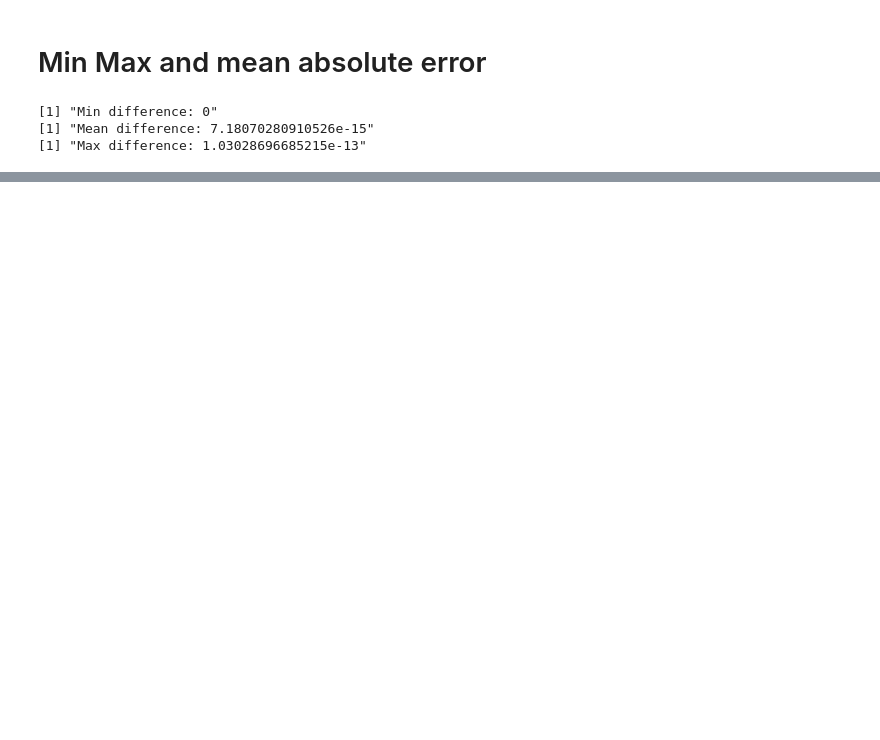
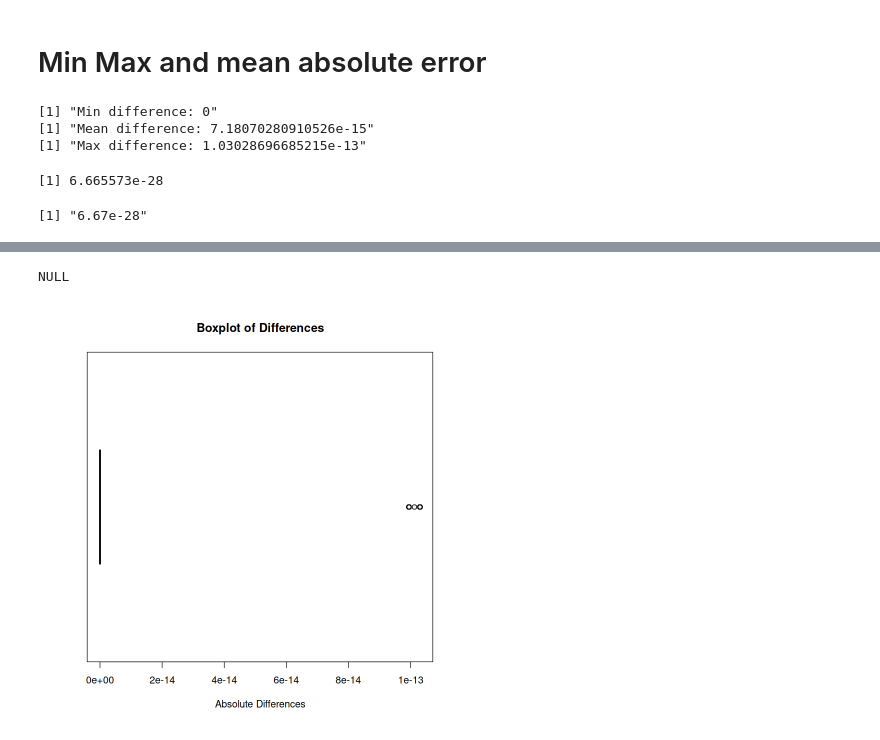
Before and after one commit to Freddsle/ComBatFed, a Jupyter notebook: datasets/Ecoli_proteomics/03_Rcomparison.ipynb, the cells around one changed output, grey strips where cells are left out. Saved outputs shown, nothing was run; the diff lists cells and outputs as text; code cells hidden in the pictures; blank space fills up the shorter version.

Commit message:
added data and sd for errors

```diff
--- a/datasets/Ecoli_proteomics/03_Rcomparison.ipynb
+++ b/datasets/Ecoli_proteomics/03_Rcomparison.ipynb
@@ -110,7 +92,7 @@ all_metadata <- read.table("before/all_design.tsv", header = TRUE, sep = "\t")
 all_metadata$Dataset <- as.character(all_metadata$batch)
 # %%
 corrected_expr <- read.table(
-    "/home/yuliya/repos/cosybio/FedComBat/datasets/Ecoli_proteomics/after/all_corrected_R_expr.tsv",
+    "after/all_corrected_R_expr.tsv",
     header = TRUE, sep = "\t")
 
 corrected_expr <- corrected_expr %>% column_to_rownames("gene_id")
@@ -120,7 +102,7 @@ corrected_expr <- corrected_expr[, all_metadata$sample_id]
 [1] "Samples: 98; Features: 2067"
 # %%
 fed_expression <- read.table(
-    "/home/yuliya/repos/cosybio/FedComBat/datasets/Ecoli_proteomics/after/fed_combined_data.csv",
+    "after/fed_combined_data.csv",
     header = TRUE, sep = "\t")
 
 fed_expression <- fed_expression %>% column_to_rownames("gene_id")
@@ -160,6 +138,15 @@ print(paste0("Max difference: ", max_diff))
 [1] "Min difference: 0"
 [1] "Mean difference: 7.18070280910526e-15"
 [1] "Max difference: 1.03028696685215e-13"
+# %%
+diff_vec <- c( abs( as.matrix(corrected_expr) - as.matrix(fed_expression) ) )
+var_diff <- var(diff_vec, na.rm = TRUE)
+if (is.na(var_diff)) var_diff <- 0
+print(var_diff)
+format(var_diff, digits = 3, scientific = TRUE)  # → "6.67e-28"
+# %% [output]
+[1] 6.665573e-28
+[1] "6.67e-28"
 # %%
 boxplot(abs(as.numeric(unlist(corrected_expr)) - as.numeric(unlist(fed_expression))),
         main = "Boxplot of Differences", xlab = "Absolute Differences",
@@ -169,3 +156,12 @@ boxplot(abs(as.numeric(unlist(corrected_expr)) - as.numeric(unlist(fed_expressio
 # %% [output]
 NULL
 [figure]
+# %%
+boxplot(abs(as.numeric(unlist(corrected_expr)) - as.numeric(unlist(fed_expression))),
+        main = "Boxplot of Differences", xlab = "Absolute Differences",
+        # add values to the plot - for the mean and the median
+        horizontal = TRUE) +
+    theme_minimal()
+# %% [output]
+NULL
+[figure, added]
```
Also changed, not shown: parts of 2 cells of this notebook, 8 other files.
